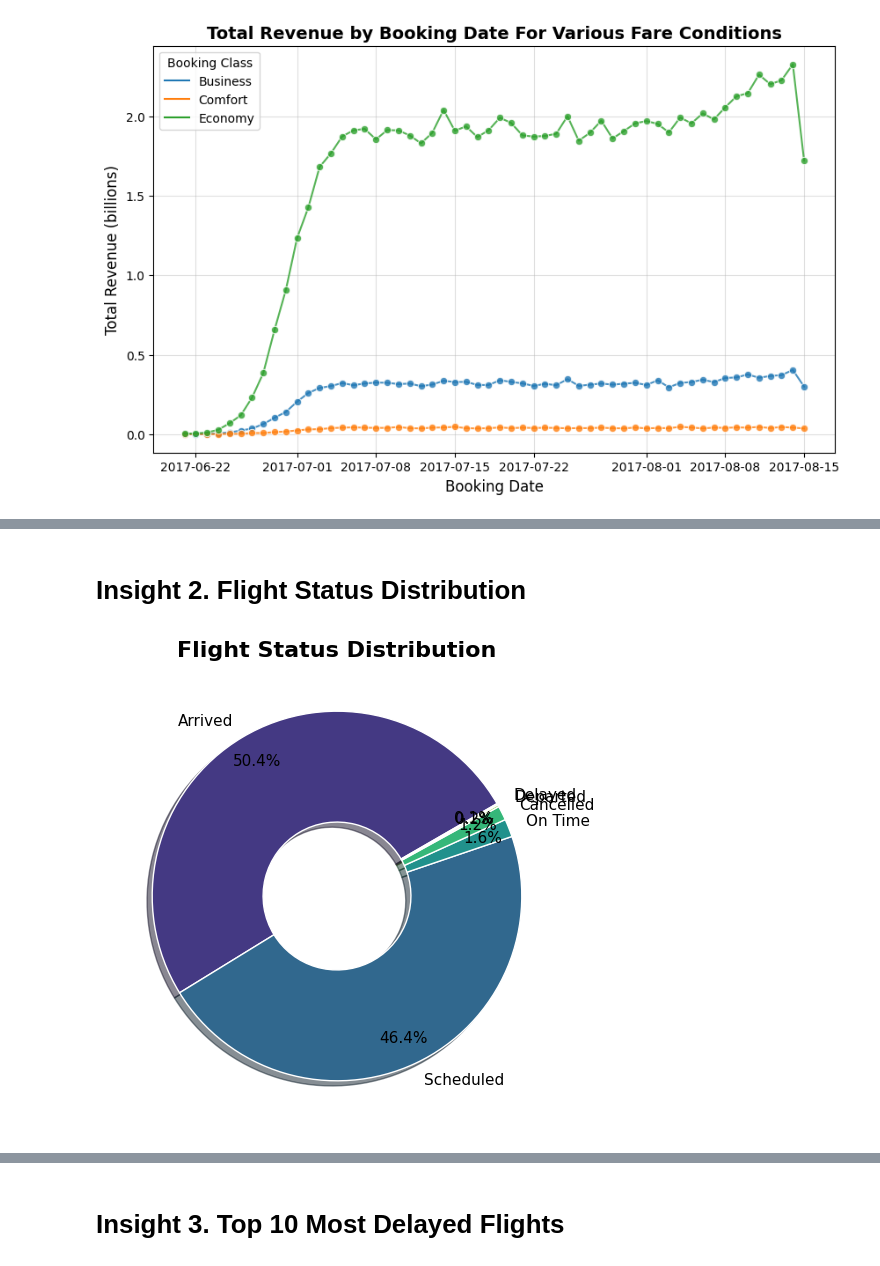
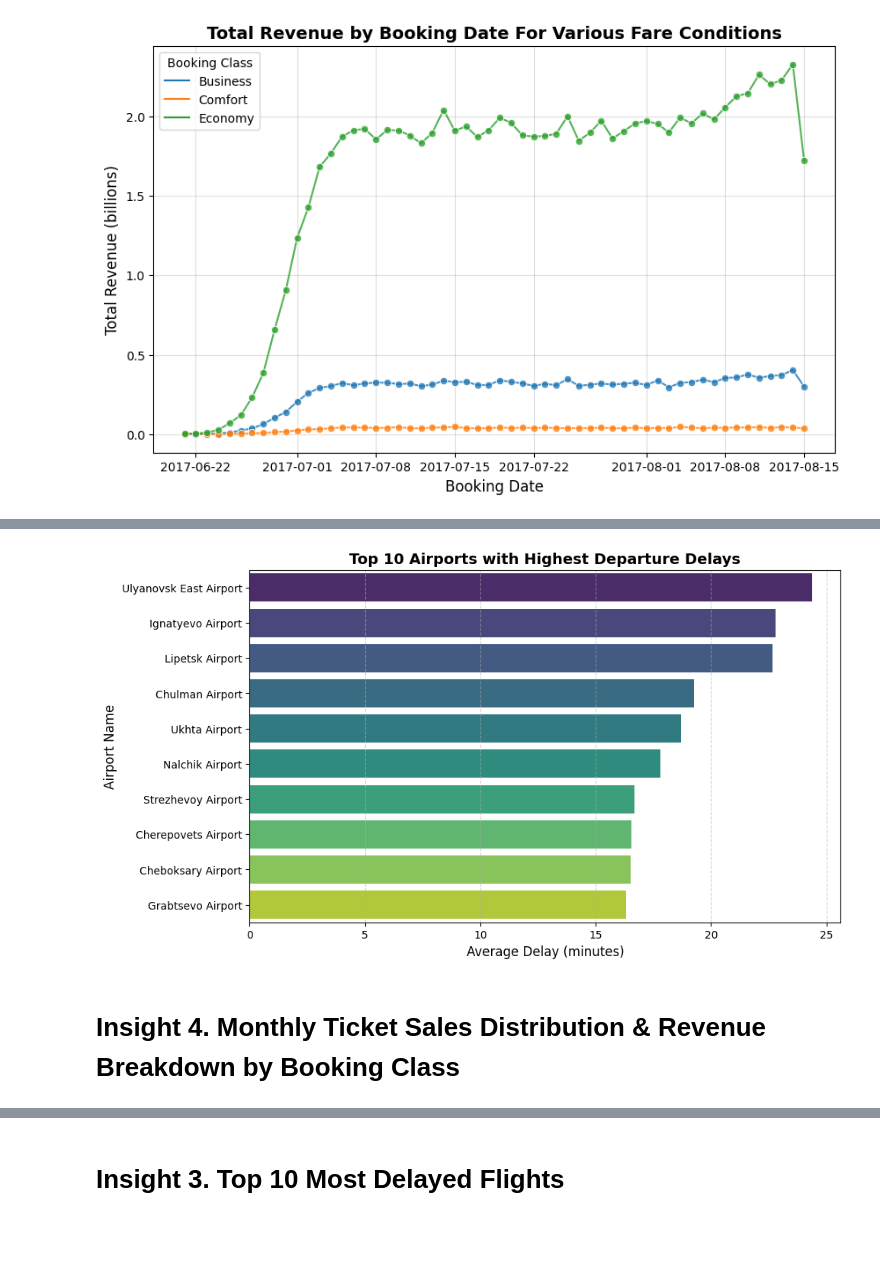
Before and after one commit to Daviedavie100/SQL_Projects, a Jupyter notebook: Airlines_EDA.ipynb, the cells around one changed output, grey strips where cells are left out. Drawn from its saved outputs; the diff is of its cells as text; code cells hidden in the pictures; blank space fills up the shorter version.

```diff
--- a/Airlines_EDA.ipynb
+++ b/Airlines_EDA.ipynb
@@ -561,36 +472,19 @@ plt.show();
-# %% [markdown]
-# Insight 2. Flight Status Distribution
-# %%
-# Flight Status Distribution
-querry="""
-WITH flight_data AS (
-       SELECT
-            f.status
-
-        FROM flights f
-        JOIN airports_data ap1
-        ON f.departure_airport=ap1.airport_code
-        JOIN airports_data ap2
-        ON f.arrival_airport=ap2.airport_code
-)
-
-SELECT status,
-        COUNT(*) AS Counts
-FROM flight_data
-GROUP BY status
-ORDER BY 2 DESC;
-"""
-df=pd.read_sql_query(querry, sqlite_conn)
-plt.figure(figsize=(6, 6))
-plt.pie(df['Counts'], labels=df['status'],
-        autopct='%1.1f%%', startangle=30,
-        colors=sns.color_palette('viridis', 5),
-        wedgeprops=dict(width=0.6, edgecolor='w'),
-        textprops={'fontsize': 11},
-        shadow=True,
-        pctdistance=0.85)
-
-plt.title('Flight Status Distribution', fontsize=16, fontweight='bold')
-plt.show();
-# %% [output]
-[figure, removed]
+# %%
+# Plot
+plt.figure(figsize=(10, 6))
+sns.barplot(x=df["average delay (minutes)"], y=df["departure airport"],
+            palette='viridis', hue=df["departure airport"], dodge=False)
+plt.grid(axis='x', linestyle='--', alpha=0.6)
+# Remove legend
+plt.legend().remove()
+# Add labels and title
+plt.xlabel('Average Delay (minutes)', fontsize=12)
+plt.ylabel('Airport Name', fontsize=12)
+plt.title('Top 10 Airports with Highest Departure Delays',
+          fontsize=14, fontweight='bold')
+# Show the plot
+plt.show();
+# %% [output]
+[figure, added]
+# %% [markdown]
+# Insight 4. Monthly Ticket Sales Distribution & Revenue Breakdown by Booking Class
```
Also changed, not shown: parts of 31 cells of this notebook.
